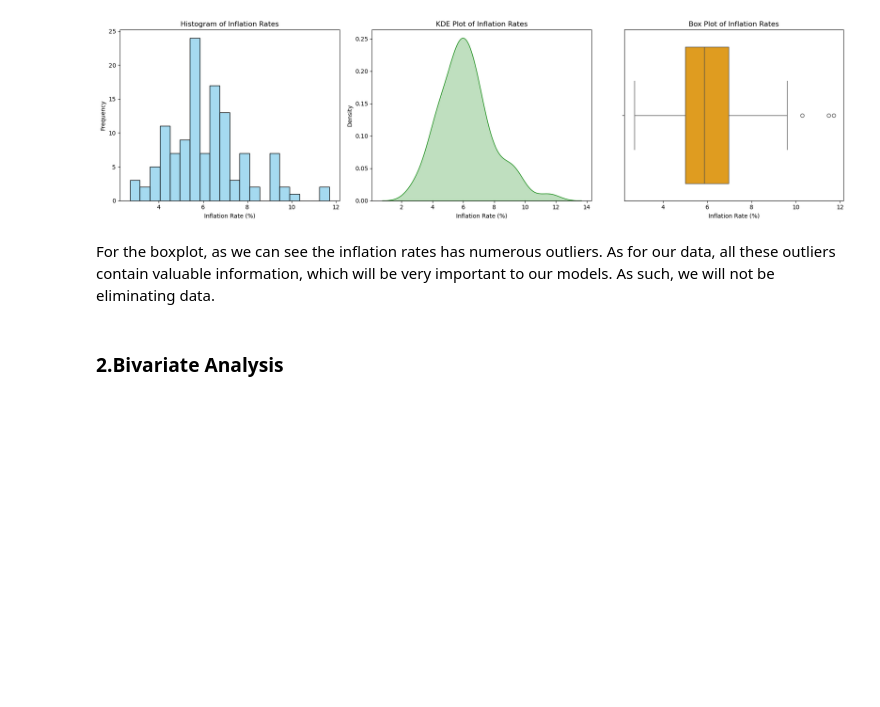
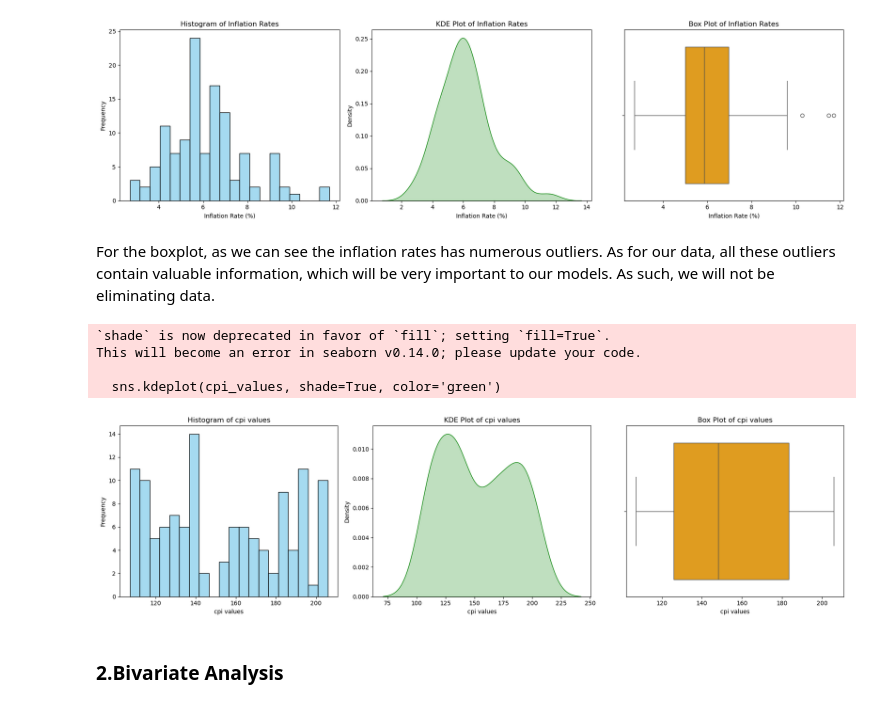
Before and after one commit to SharleentheCEO/Kenya_inflation_project, a Jupyter notebook: Analysis.ipynb, the cells around one changed output. Drawn from its saved outputs; the diff is of its cells as text; code cells hidden in the pictures; blank space fills up the shorter version.

```diff
--- a/Analysis.ipynb
+++ b/Analysis.ipynb
@@ -459,6 +459,38 @@ This will become an error in seaborn v0.14.0; please update your code.
 [figure]
 # %% [markdown]
 For the boxplot, as we can see the inflation rates has numerous outliers. As for our data, all these outliers contain valuable information, which will be very important to our models. As such, we will not be eliminating data.
+# %%
+#2.cpi
+cpi_values = cpi['cpi']
+
+plt.figure(figsize=(18, 5))
+# Histogram
+plt.subplot(1, 3, 1)
+sns.histplot(cpi_values, bins=20, kde=False, color='skyblue')
+plt.title('Histogram of cpi values')
+plt.xlabel('cpi values')
+plt.ylabel('Frequency')
+
+# KDE Plot
+plt.subplot(1, 3, 2)
+sns.kdeplot(cpi_values, shade=True, color='green')
+plt.title('KDE Plot of cpi values')
+plt.xlabel('cpi values')
+
+# Box Plot
+plt.subplot(1, 3, 3)
+sns.boxplot(x=cpi_values, color='orange')
+plt.title('Box Plot of cpi values')
+plt.xlabel('cpi values')
+
+plt.tight_layout()
+plt.show()
+# %% [output]
+`shade` is now deprecated in favor of `fill`; setting `fill=True`.
+This will become an error in seaborn v0.14.0; please update your code.
+
+  sns.kdeplot(cpi_values, shade=True, color='green')
+[figure, added]
 # %% [markdown]
 ### 2.Bivariate Analysis
 # %% [markdown]
```
Also changed, not shown: parts of 17 cells of this notebook.
